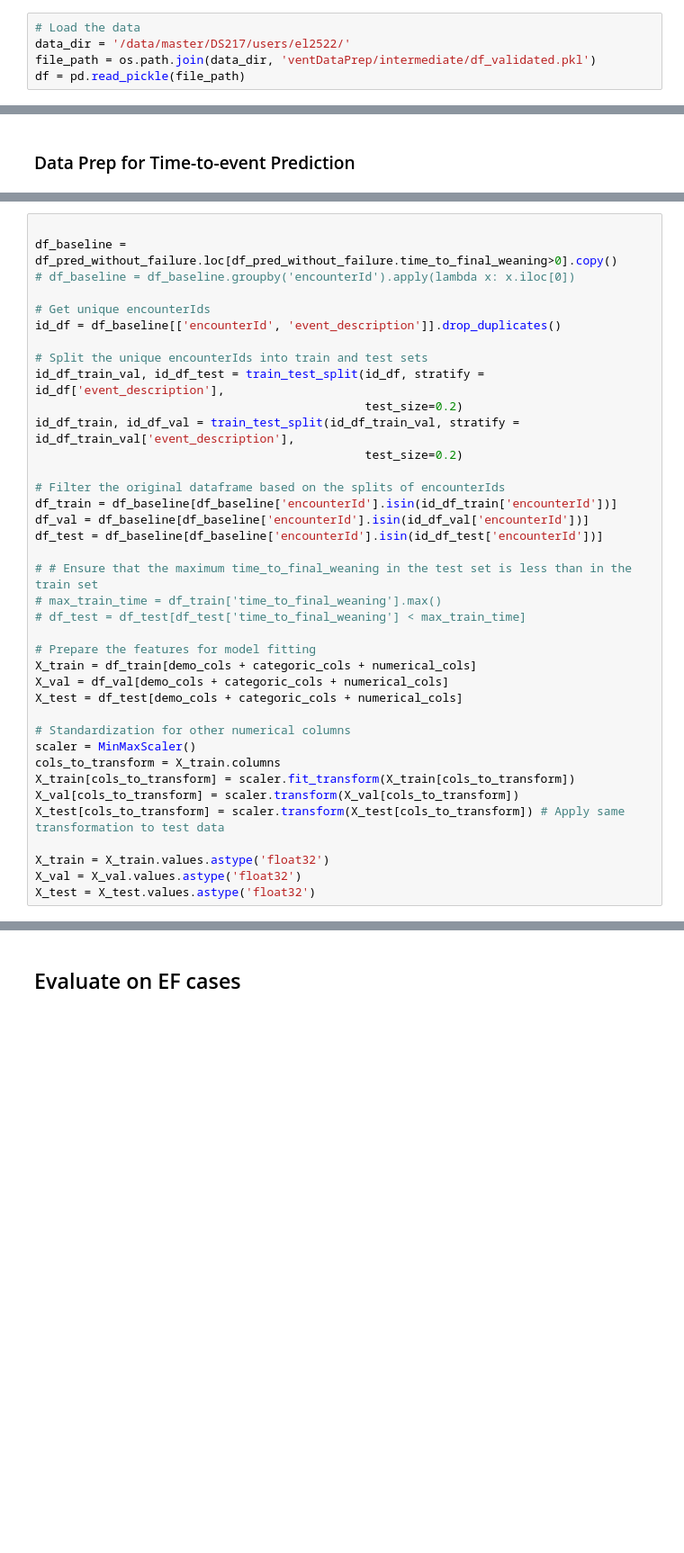
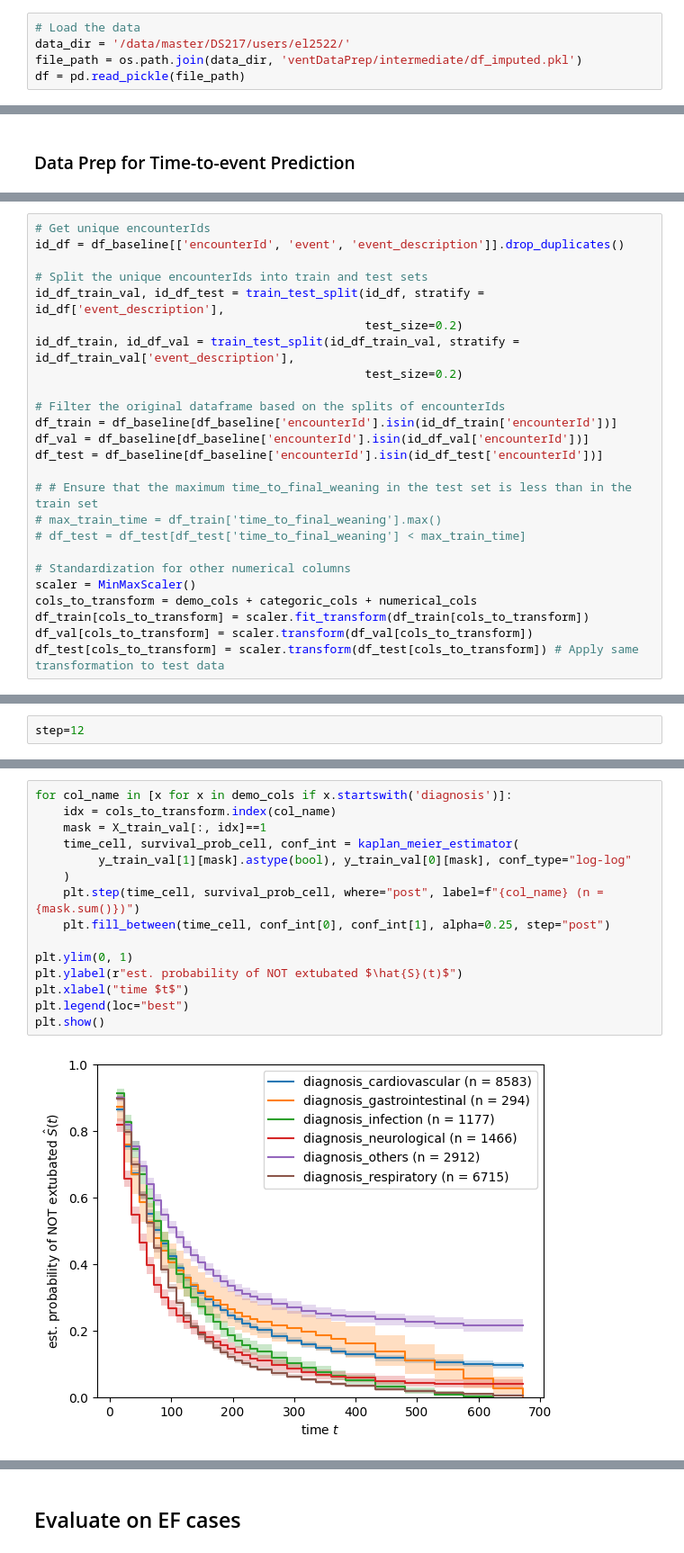
Before and after one commit to Edison9489/TTEAnalysis, a Jupyter notebook: experiments/Baselines.ipynb, the cells around one changed output, grey strips where cells are left out. Shown at 90% size. Saved outputs shown, nothing was run; the diff lists cells and outputs as text; blank space fills up the shorter version.

```diff
--- a/experiments/Baselines.ipynb
+++ b/experiments/Baselines.ipynb
@@ -57,7 +21,7 @@ _ = torch.manual_seed(123)
 # %%
 # Load the data
 data_dir = '/data/master/DS217/users/el2522/'
-file_path = os.path.join(data_dir, 'ventDataPrep/intermediate/df_validated.pkl')
+file_path = os.path.join(data_dir, 'ventDataPrep/intermediate/df_imputed.pkl')
 df = pd.read_pickle(file_path)
 # %%
 # Open the file for reading
@@ -233,10 +182,6 @@ See the caveats in the documentation: https://pandas.pydata.org/pandas-docs/stab
 # %%
-
-df_baseline = df_pred_without_failure.loc[df_pred_without_failure.time_to_final_weaning>0].copy()
-# df_baseline = df_baseline.groupby('encounterId').apply(lambda x: x.iloc[0])
-
 # Get unique encounterIds
-id_df = df_baseline[['encounterId', 'event_description']].drop_duplicates()
+id_df = df_baseline[['encounterId', 'event', 'event_description']].drop_duplicates()
 
 # Split the unique encounterIds into train and test sets
 id_df_train_val, id_df_test = train_test_split(id_df, stratify = id_df['event_description'],
@@ -253,21 +198,12 @@ df_test = df_baseline[df_baseline['encounterId'].isin(id_df_test['encounterId'])
 # max_train_time = df_train['time_to_final_weaning'].max()
 # df_test = df_test[df_test['time_to_final_weaning'] < max_train_time]
 
-# Prepare the features for model fitting
-X_train = df_train[demo_cols + categoric_cols + numerical_cols]
-X_val = df_val[demo_cols + categoric_cols + numerical_cols]
-X_test = df_test[demo_cols + categoric_cols + numerical_cols]
-
 # Standardization for other numerical columns
 scaler = MinMaxScaler()
-cols_to_transform = X_train.columns
-X_train[cols_to_transform] = scaler.fit_transform(X_train[cols_to_transform])
-X_val[cols_to_transform] = scaler.transform(X_val[cols_to_transform])
-X_test[cols_to_transform] = scaler.transform(X_test[cols_to_transform]) # Apply same transformation to test data
-
-X_train = X_train.values.astype('float32')
-X_val = X_val.values.astype('float32')
-X_test = X_test.values.astype('float32')
+cols_to_transform = demo_cols + categoric_cols + numerical_cols
+df_train[cols_to_transform] = scaler.fit_transform(df_train[cols_to_transform])
+df_val[cols_to_transform] = scaler.transform(df_val[cols_to_transform])
+df_test[cols_to_transform] = scaler.transform(df_test[cols_to_transform]) # Apply same transformation to test data
 # %% [output]
 A value is trying to be set on a copy of a slice from a DataFrame.
 Try using .loc[row_indexer,col_indexer] = value instead
@@ -287 +223,3 @@ See the caveats in the documentation: https://pandas.pydata.org/pandas-docs/stab
+# %%
+step=12
 # %%
@@ -469,2 +434,19 @@ See the caveats in the documentation: https://pandas.pydata.org/pandas-docs/stab
+# %%
+for col_name in [x for x in demo_cols if x.startswith('diagnosis')]:
+    idx = cols_to_transform.index(col_name)
+    mask = X_train_val[:, idx]==1
+    time_cell, survival_prob_cell, conf_int = kaplan_meier_estimator(
+         y_train_val[1][mask].astype(bool), y_train_val[0][mask], conf_type="log-log"
+    )
+    plt.step(time_cell, survival_prob_cell, where="post", label=f"{col_name} (n = {mask.sum()})")
+    plt.fill_between(time_cell, conf_int[0], conf_int[1], alpha=0.25, step="post")
+
+plt.ylim(0, 1)
+plt.ylabel(r"est. probability of NOT extubated $\hat{S}(t)$")
+plt.xlabel("time $t$")
+plt.legend(loc="best")
+plt.show()
+# %% [output]
+[figure, added]
 # %%
 # Given your split, now let's create the structures for the survival analysis
```
Also changed, not shown: parts of 83 cells of this notebook, 1 other file.
